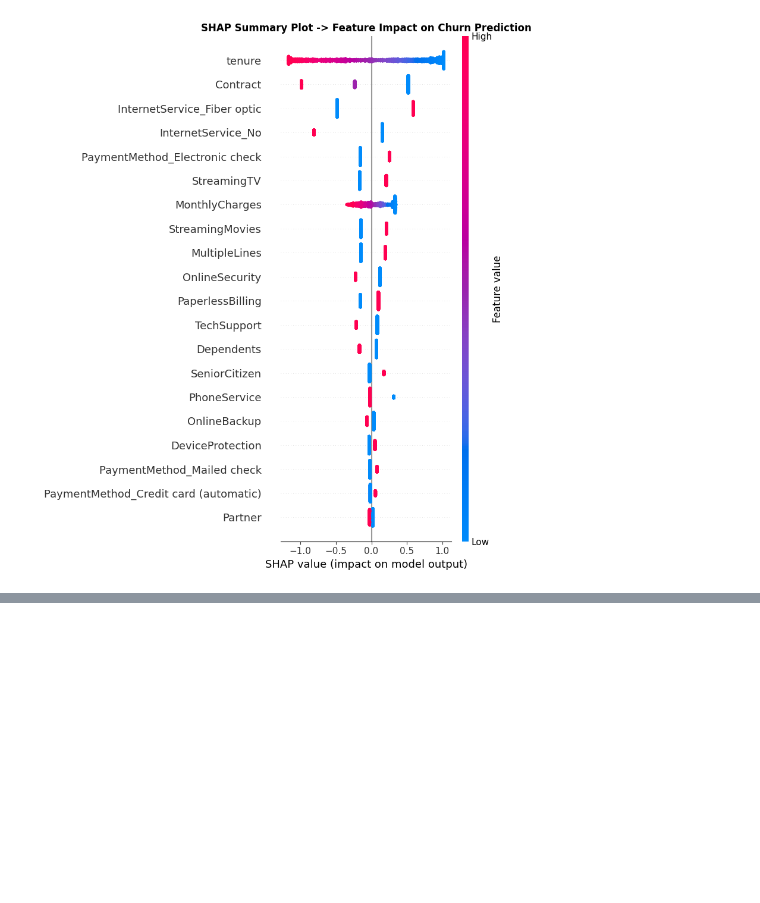
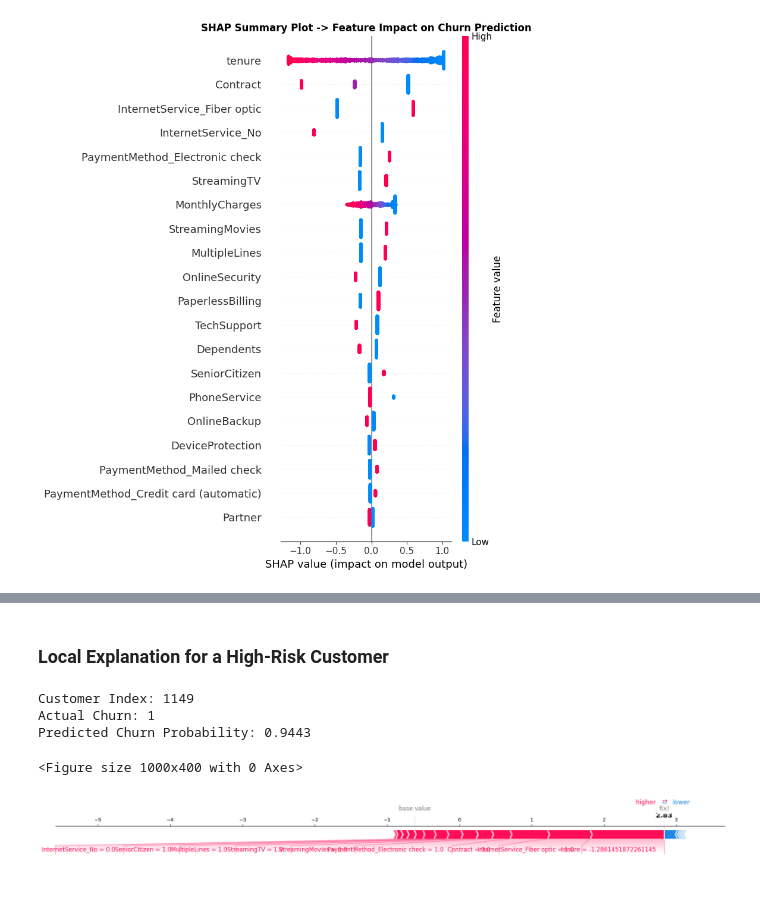
Before and after one commit to Shubham-kumar1-hub/customer-churn-analytics-prediction, a Jupyter notebook: notebooks/03_modeling.ipynb, the cells around one changed output, grey strips where cells are left out. Saved outputs shown, nothing was run; the diff lists cells and outputs as text; code cells hidden in the pictures; blank space fills up the shorter version.

```diff
--- a/notebooks/03_modeling.ipynb
+++ b/notebooks/03_modeling.ipynb
@@ -345,0 +402,26 @@ plt.show()
+# %% [markdown]
+### Local Explanation for a High-Risk Customer
+# %%
+# Finding index of customer with highest churn probability
+high_risk_idx = np.argmax(y_pred_proba_lr)
+
+print(f"Customer Index: {high_risk_idx}")
+print(f"Actual Churn: {y_test.iloc[high_risk_idx]}")
+print(f"Predicted Churn Probability: {y_pred_proba_lr[high_risk_idx]:.4f}")
+
+plt.figure(figsize=(10, 4))
+shap.force_plot(
+    explainer.expected_value,
+    shap_values[high_risk_idx],
+    X_test.iloc[high_risk_idx],
+    matplotlib=True,
+    show=False
+)
+plt.tight_layout()
+plt.show()
+# %% [output]
+Customer Index: 1149
+Actual Churn: 1
+Predicted Churn Probability: 0.9443
+<Figure size 1000x400 with 0 Axes>
+[figure, added]
```
Also changed, not shown: parts of 13 cells of this notebook, 1 other file.
